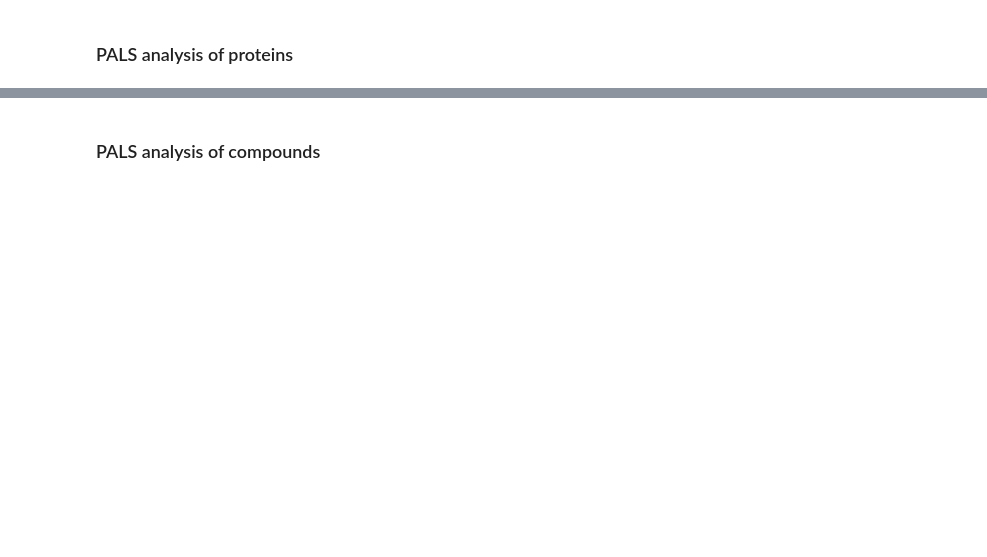
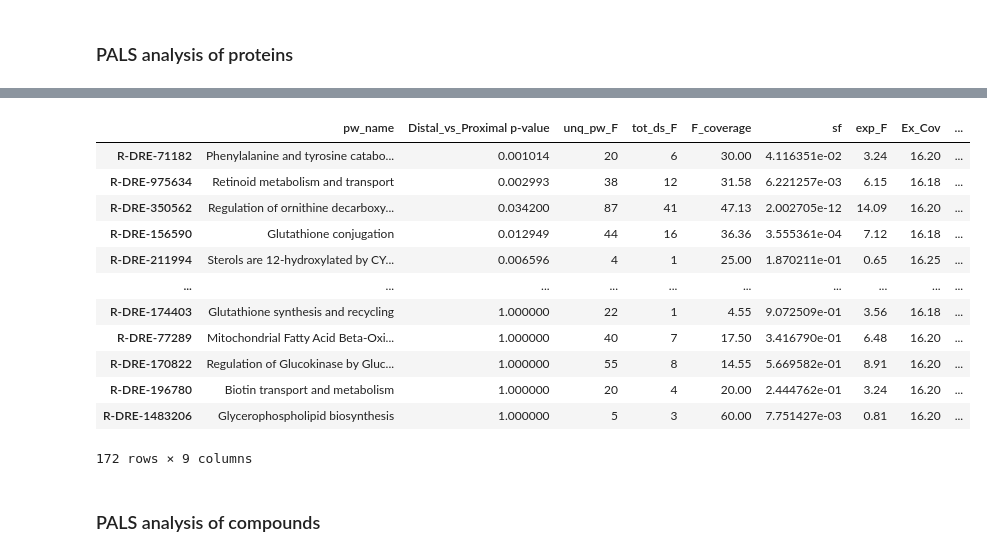
Before and after one commit to glasgowcompbio/PALS, a Jupyter notebook: notebooks/PALS_zebrafish_analysis.ipynb, the cells around one changed output, grey strips where cells are left out. Cells and saved outputs as stored; diff of their text form; code cells hidden in the pictures; blank space fills up the shorter version.

```diff
--- a/notebooks/PALS_zebrafish_analysis.ipynb
+++ b/notebooks/PALS_zebrafish_analysis.ipynb
@@ -135,0 +131,5 @@ MATCH (tp:TopLevelPathway)-[:hasEvent*]->
+# %%
+database_name = DATABASE_REACTOME_UNIPROT
+data_file = os.path.join('test_data', 'zebrafish', 'protein_data.csv')
+design_file = os.path.join('test_data', 'zebrafish', 'protein_design.csv')
+ds = get_data_source(data_file, design_file, database_name, species_name, comparisons, metabolic_pathway_only)
@@ -136,4 +157,4 @@ MATCH (tp:TopLevelPathway)-[:hasEvent*]->
 # %%
-pals = PALS(ds, min_replace=5000)
+pals = PALS(ds, min_replace=5000, plage_weight=5, hg_weight=1)
 pathway_proteins_df = pals.get_pathway_df()
 # %% [output]
@@ -160,5 +181,21 @@ pathway_proteins_df = pals.get_pathway_df()
 # %%
 sort_column_proteins = '%s %s comb_p' % (database_name, comparisons[0]['name'])
 pathway_proteins_df.sort_values(sort_column_proteins, inplace=True)
+# %%
+pathway_proteins_df
+# %% [output]
+|  | pw_name | Distal_vs_Proximal p-value | unq_pw_F | tot_ds_F | F_coverage | sf | exp_F | Ex_Cov | ... |
+| R-DRE-71182 | Phenylalanine and tyrosine catabo... | 0.001014 | 20 | 6 | 30.00 | 4.116351e-02 | 3.24 | 16.20 | ... |
+| R-DRE-975634 | Retinoid metabolism and transport | 0.002993 | 38 | 12 | 31.58 | 6.221257e-03 | 6.15 | 16.18 | ... |
+| R-DRE-350562 | Regulation of ornithine decarboxy... | 0.034200 | 87 | 41 | 47.13 | 2.002705e-12 | 14.09 | 16.20 | ... |
+| R-DRE-156590 | Glutathione conjugation | 0.012949 | 44 | 16 | 36.36 | 3.555361e-04 | 7.12 | 16.18 | ... |
+| R-DRE-211994 | Sterols are 12-hydroxylated by CY... | 0.006596 | 4 | 1 | 25.00 | 1.870211e-01 | 0.65 | 16.25 | ... |
+| ... | ... | ... | ... | ... | ... | ... | ... | ... | ... |
+| R-DRE-174403 | Glutathione synthesis and recycling | 1.000000 | 22 | 1 | 4.55 | 9.072509e-01 | 3.56 | 16.18 | ... |
+| R-DRE-77289 | Mitochondrial Fatty Acid Beta-Oxi... | 1.000000 | 40 | 7 | 17.50 | 3.416790e-01 | 6.48 | 16.20 | ... |
+| R-DRE-170822 | Regulation of Glucokinase by Gluc... | 1.000000 | 55 | 8 | 14.55 | 5.669582e-01 | 8.91 | 16.20 | ... |
+| R-DRE-196780 | Biotin transport and metabolism | 1.000000 | 20 | 4 | 20.00 | 2.444762e-01 | 3.24 | 16.20 | ... |
+| R-DRE-1483206 | Glycerophospholipid biosynthesis | 1.000000 | 5 | 3 | 60.00 | 7.751427e-03 | 0.81 | 16.20 | ... |
+172 rows × 9 columns
 # %% [markdown]
 ### PALS analysis of compounds
```
Also changed, not shown: parts of 15 cells of this notebook, 19 other files.
